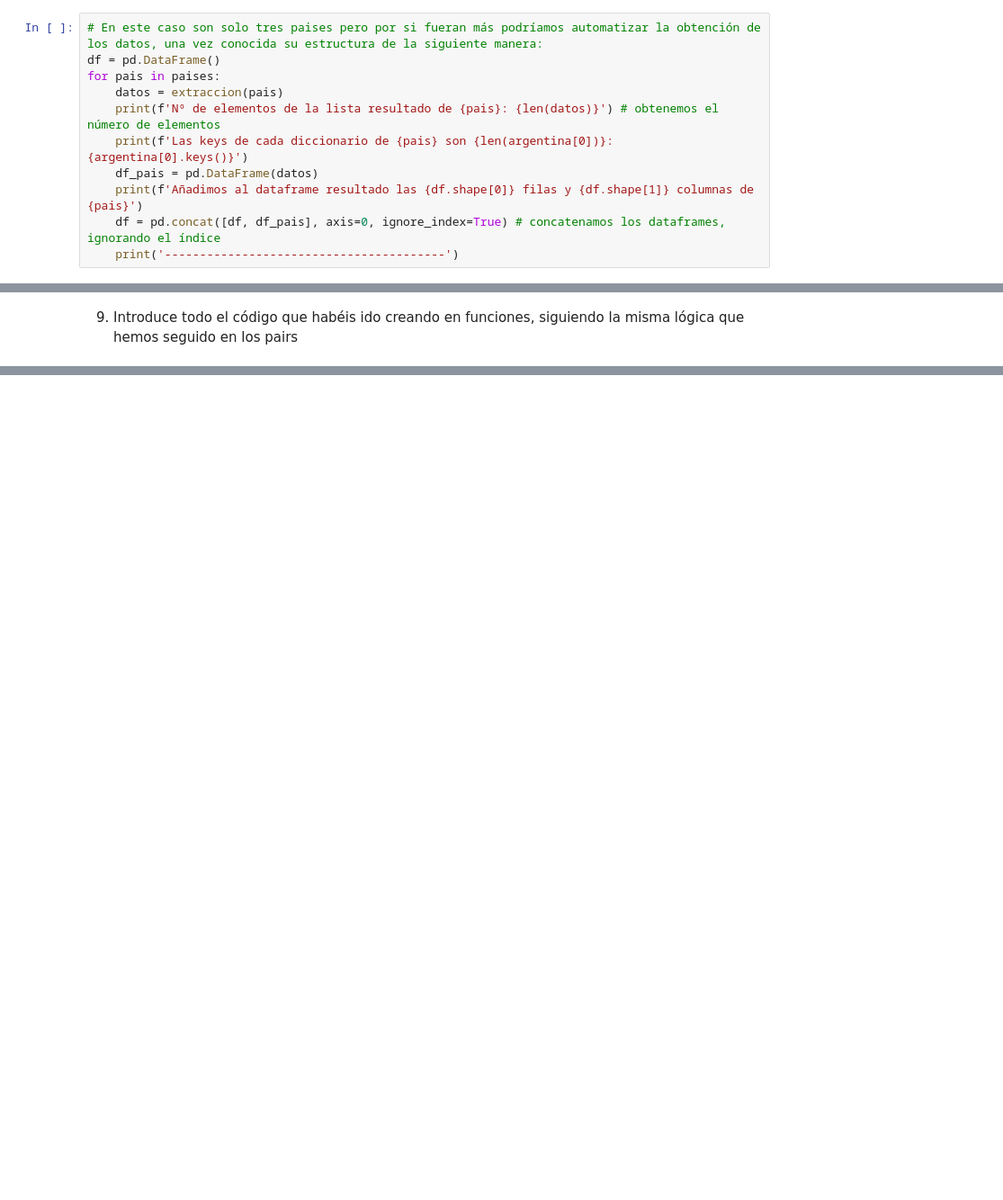
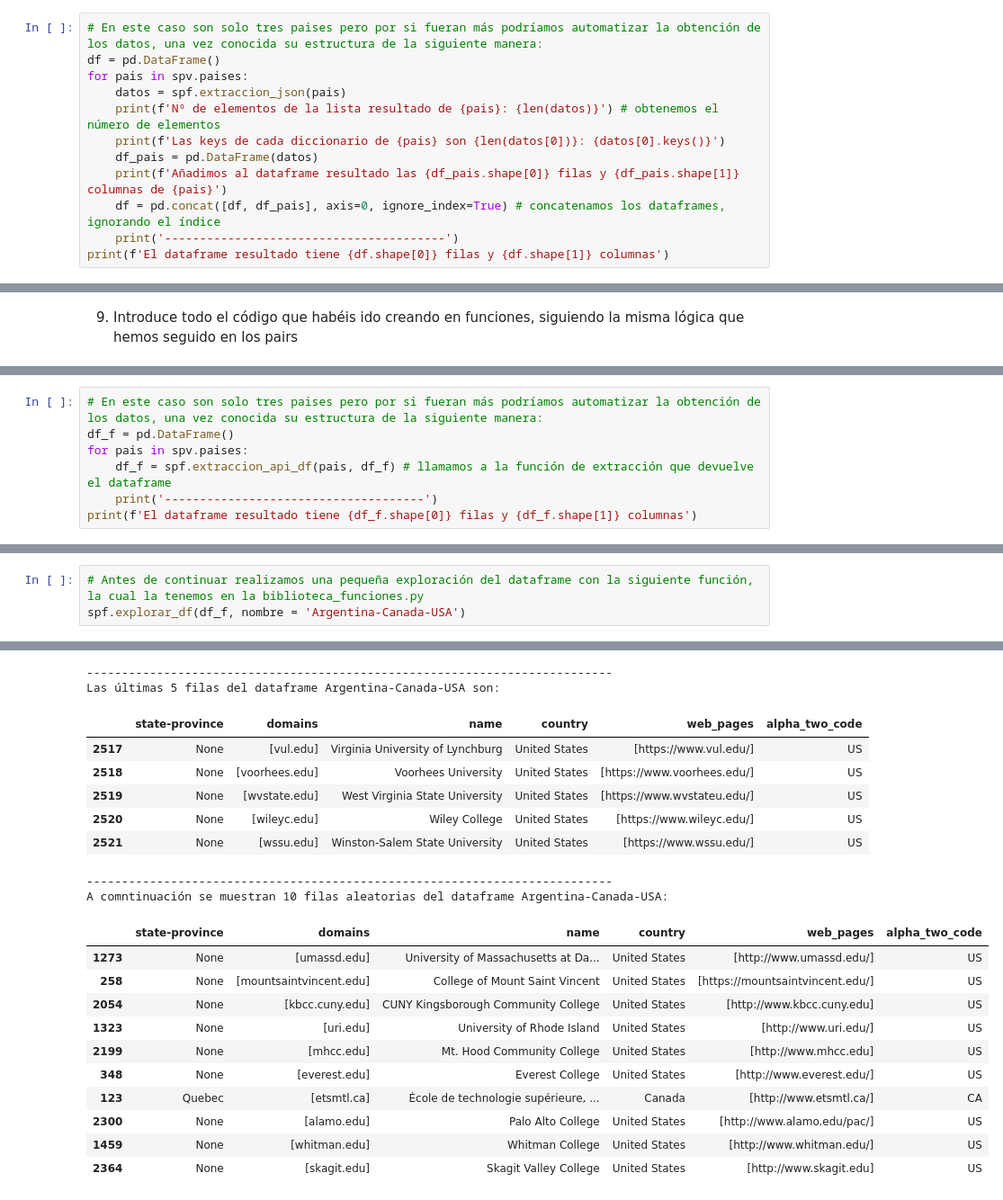
Before and after one commit to MaitaneP/adalab-da-evaluacion-modulo2-sprint2-MaitanePortilla, a Jupyter notebook: notebook/evaluacion-mod-2-sprint-2.ipynb, the cells around one changed output, grey strips where cells are left out. Shown: that part at 90% size. Cells and saved outputs as stored; diff of their text form; blank space fills up the shorter version.

```diff
--- a/notebook/evaluacion-mod-2-sprint-2.ipynb
+++ b/notebook/evaluacion-mod-2-sprint-2.ipynb
@@ -72,14 +61,15 @@ paises
 # %%
 # En este caso son solo tres paises pero por si fueran más podríamos automatizar la obtención de los datos, una vez conocida su estructura de la siguiente manera:
 df = pd.DataFrame()
-for pais in paises:
-    datos = extraccion(pais)
+for pais in spv.paises:
+    datos = spf.extraccion_json(pais)
     print(f'Nº de elementos de la lista resultado de {pais}: {len(datos)}') # obtenemos el número de elementos
-    print(f'Las keys de cada diccionario de {pais} son {len(argentina[0])}: {argentina[0].keys()}')
+    print(f'Las keys de cada diccionario de {pais} son {len(datos[0])}: {datos[0].keys()}')
     df_pais = pd.DataFrame(datos)
-    print(f'Añadimos al dataframe resultado las {df.shape[0]} filas y {df.shape[1]} columnas de {pais}')
+    print(f'Añadimos al dataframe resultado las {df_pais.shape[0]} filas y {df_pais.shape[1]} columnas de {pais}')
     df = pd.concat([df, df_pais], axis=0, ignore_index=True) # concatenamos los dataframes, ignorando el índice
     print('----------------------------------------')
+print(f'El dataframe resultado tiene {df.shape[0]} filas y {df.shape[1]} columnas')
 # %% [output]
 Status code extracción Argentina: 200
 Reason extracción Argentina: OK
@@ -612,0 +569,7 @@ crear_insertar_tabla('energia', 'AlumnaAdalab', tabla_paises)
+# %%
+# En este caso son solo tres paises pero por si fueran más podríamos automatizar la obtención de los datos, una vez conocida su estructura de la siguiente manera:
+df_f = pd.DataFrame()
+for pais in spv.paises:
+    df_f = spf.extraccion_api_df(pais, df_f) # llamamos a la función de extracción que devuelve el dataframe
+    print('-------------------------------------')
+print(f'El dataframe resultado tiene {df_f.shape[0]} filas y {df_f.shape[1]} columnas')
@@ -612,0 +596,4 @@ crear_insertar_tabla('energia', 'AlumnaAdalab', tabla_paises)
+# %%
+# Antes de continuar realizamos una pequeña exploración del dataframe con la siguiente función, la cual la tenemos en la biblioteca_funciones.py
+spf.explorar_df(df_f, nombre = 'Argentina-Canada-USA')
+# %% [output]
@@ -612,0 +609,21 @@ crear_insertar_tabla('energia', 'AlumnaAdalab', tabla_paises)
+---------------------------------------------------------------------------
+Las últimas 5 filas del dataframe Argentina-Canada-USA son:
+|  | state-province | domains | name | country | web_pages | alpha_two_code |
+| 2517 | None | [vul.edu] | Virginia University of Lynchburg | United States | [https://www.vul.edu/] | US |
+| 2518 | None | [voorhees.edu] | Voorhees University | United States | [https://www.voorhees.edu/] | US |
+| 2519 | None | [wvstate.edu] | West Virginia State University | United States | [https://www.wvstateu.edu/] | US |
+| 2520 | None | [wileyc.edu] | Wiley College | United States | [https://www.wileyc.edu/] | US |
+| 2521 | None | [wssu.edu] | Winston-Salem State University | United States | [https://www.wssu.edu/] | US |
+---------------------------------------------------------------------------
+A comntinuación se muestran 10 filas aleatorias del dataframe Argentina-Canada-USA:
+|  | state-province | domains | name | country | web_pages | alpha_two_code |
+| 1273 | None | [umassd.edu] | University of Massachusetts at Da... | United States | [http://www.umassd.edu/] | US |
+| 258 | None | [mountsaintvincent.edu] | College of Mount Saint Vincent | United States | [https://mountsaintvincent.edu/] | US |
+| 2054 | None | [kbcc.cuny.edu] | CUNY Kingsborough Community College | United States | [http://www.kbcc.cuny.edu] | US |
+| 1323 | None | [uri.edu] | University of Rhode Island | United States | [http://www.uri.edu/] | US |
+| 2199 | None | [mhcc.edu] | Mt. Hood Community College | United States | [http://www.mhcc.edu] | US |
+| 348 | None | [everest.edu] | Everest College | United States | [http://www.everest.edu/] | US |
+| 123 | Quebec | [etsmtl.ca] | École de technologie supérieure, ... | Canada | [http://www.etsmtl.ca/] | CA |
+| 2300 | None | [alamo.edu] | Palo Alto College | United States | [http://www.alamo.edu/pac/] | US |
+| 1459 | None | [whitman.edu] | Whitman College | United States | [http://www.whitman.edu/] | US |
+| 2364 | None | [skagit.edu] | Skagit Valley College | United States | [http://www.skagit.edu] | US |
```
Also changed, not shown: parts of 37 cells of this notebook, 6 other files.
